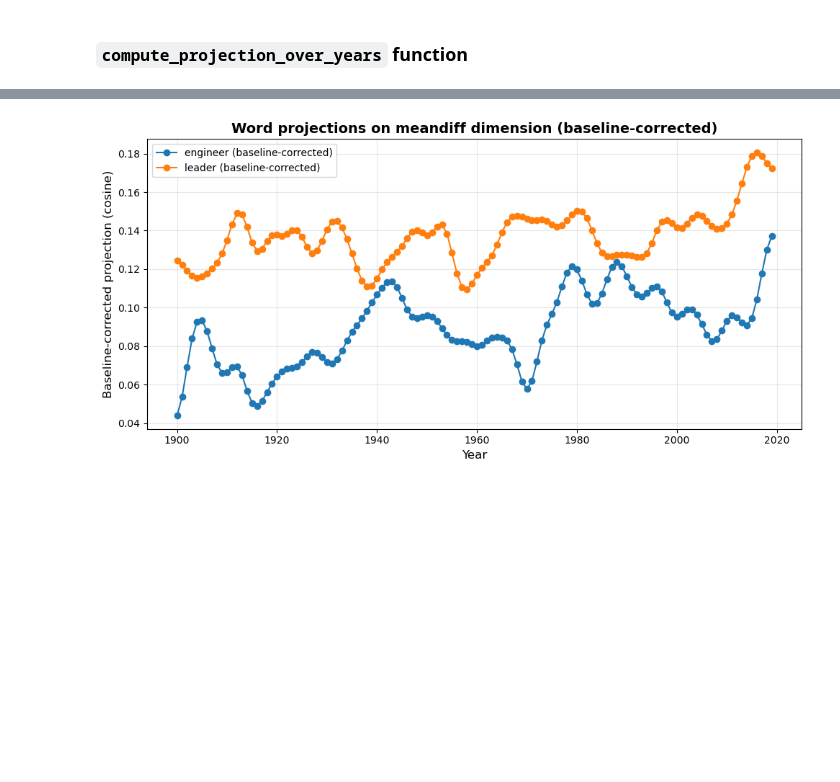
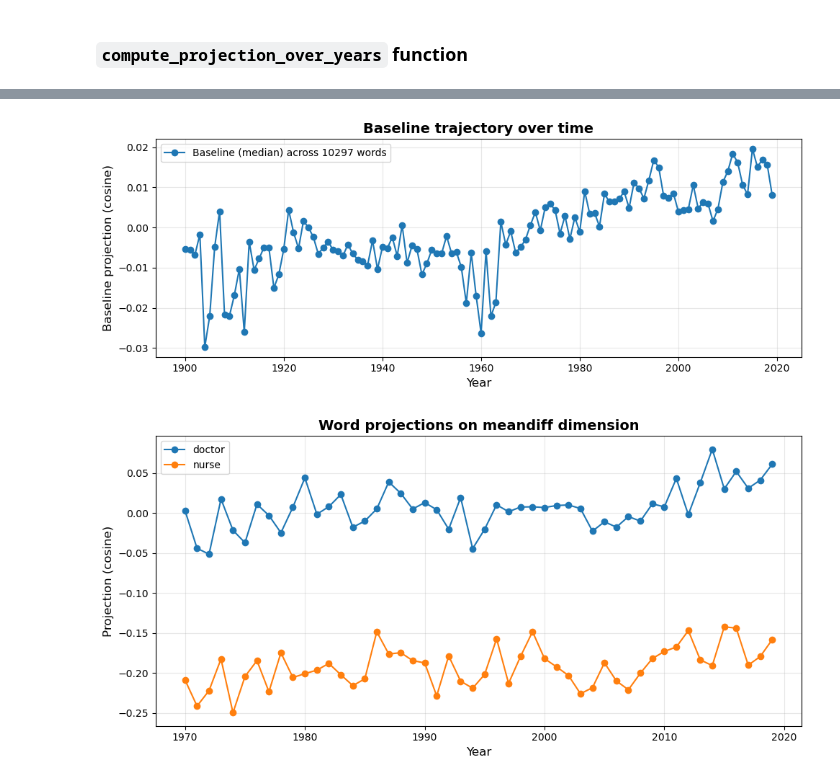
Before and after one commit to eric-d-knowles/lexichron, a Jupyter notebook: notebooks/ngram_change_analysis_workflow.ipynb, the cells around one changed output, grey strips where cells are left out. Saved outputs shown, nothing was run; the diff lists cells and outputs as text; code cells hidden in the pictures; blank space fills up the shorter version.

```diff
--- a/notebooks/ngram_change_analysis_workflow.ipynb
+++ b/notebooks/ngram_change_analysis_workflow.ipynb
@@ -22,7 +22,7 @@ from ngramprep.ngram_analyze.average_relatedness_by_year import track_word_relat
 # %% [markdown]
 The `ngram-kit` package contains several tools useful in quantifying how much word meanings have changed over the years. Before using these tools, it helps to set a model path variable. Most commonly, this will point to the `norm_and_align` directory. We'll also set a `corpus_path` variable pointing to the yearly corpus data.
 # %%
-model_path =  '/scratch/edk202/NLP_models/Google_Books/20200217/eng-fiction/5gram_files/models_final/norm_and_align'
+model_path =  '/scratch/edk202/NLP_models/Google_Books/20200217/eng/5gram_files/models_final/norm_and_align'
 # %% [markdown]
 ### `compare_words_cosim` method
 # %% [markdown]
@@ -626,14 +412,14 @@ baseline_result = compute_baseline_set(
     end_year=2019,
     year_step=1,
     method='meandiff',
-    ensure_sign_positive=True,
     exclusion_pattern=r"(man|men|woman|women|girl|boy|wife|husband|mother|father|son|daughter|she|he)",
-    eps_mean=0.03,
-    eps_trend=0.002,
-    eps_sigma=0.05,
+    eps_mean=0.08,
+    eps_trend=0.010,
+    eps_sigma=0.15,
     min_years=5,
-    agg="median",
+    agg="mean",
     corr_n_permutations=0,
     verbose=True,
+    plot_baseline=True
 )
 # %% [output]
@@ -657,37 +444,57 @@ Baseline word set selection:
 # %%
-# Baseline-corrected projection over years (plots corrected trajectories)
 gender_contrasts = [
-    ('she', 'he'), ('her', 'him'), ('hers', 'his'), ('herself', 'himself'),
-    ('woman', 'man'), ('women', 'men'), ('girl', 'boy'), ('girls', 'boys'),
-    ('mother', 'father'), ('mothers', 'fathers'), ('daughter', 'son'),
-    ('daughters', 'sons'), ('sister', 'brother'), ('sisters', 'brothers')
- ]
+    ('she', 'he'),
+    ('her', 'him'),
+    ('hers', 'his'),
+    ('herself', 'himself'),
+    ('woman', 'man'),
+    ('women', 'men'),
+    ('girl', 'boy'),
+    ('girls', 'boys'),
+    ('mother', 'father'),
+    ('mothers', 'fathers'),
+    ('daughter', 'son'),
+    ('daughters', 'sons'),
+    ('sister', 'brother'),
+    ('sisters', 'brothers')
+]
 
-# Ensure we have a baseline_result; if not, build one (fast mode, no permutations)
 try:
     baseline_result
 except NameError:
     baseline_result = compute_baseline_set(
         model_dir=model_path,
         contrast_pairs=gender_contrasts,
-        start_year=1900, end_year=2019, year_step=1,
-        method='meandiff', ensure_sign_positive=True,
+        start_year=1900,
+        end_year=2019,
+        year_step=1,
+        method='meandiff',
+        ensure_sign_positive=True,
         exclusion_pattern=r"(man|men|woman|women|girl|boy|wife|husband|mother|father|son|daughter|she|he)",
-        min_years=5, agg="median", plot=False,
-        corr_n_permutations=0,  # disable significance test for speed
+        min_years=5,
+        agg="median",
+        plot=False,
+        corr_n_permutations=0,
     )
 
-targets = ['engineer', 'leader']
+targets = ['doctor', 'nurse']
+
 result = compute_projection_over_years(
     model_dir=model_path,
     token_contrasts=gender_contrasts,
     test_words=targets,
-    start_year=1900, end_year=2019, year_step=1,
-    method='meandiff', ensure_sign_positive=True,
-    smooth=True, sigma=2, verbose=False,
+    start_year=1970,
+    end_year=2019,
+    year_step=1,
+    method='meandiff',
+    ensure_sign_positive=True,
+    smooth=True,
+    sigma=2,
+    verbose=False,
     baseline_result=baseline_result,
-    plot_corrected_if_baseline=True,
+    plot_corrected_if_baseline=False,
     plot=True,
  )
 # %% [output]
-[figure, old version]
+[figure, new version]
+[figure, added]
```
Also changed, not shown: parts of 26 cells of this notebook, 34 other files.
